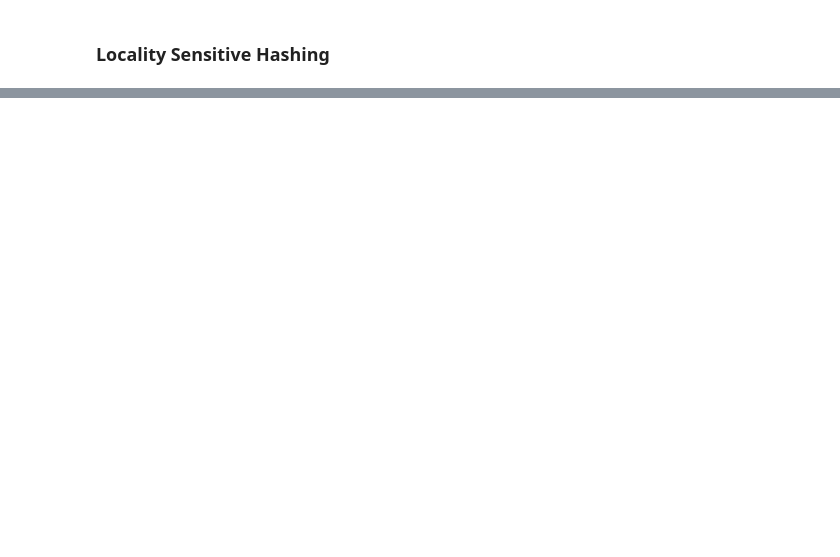
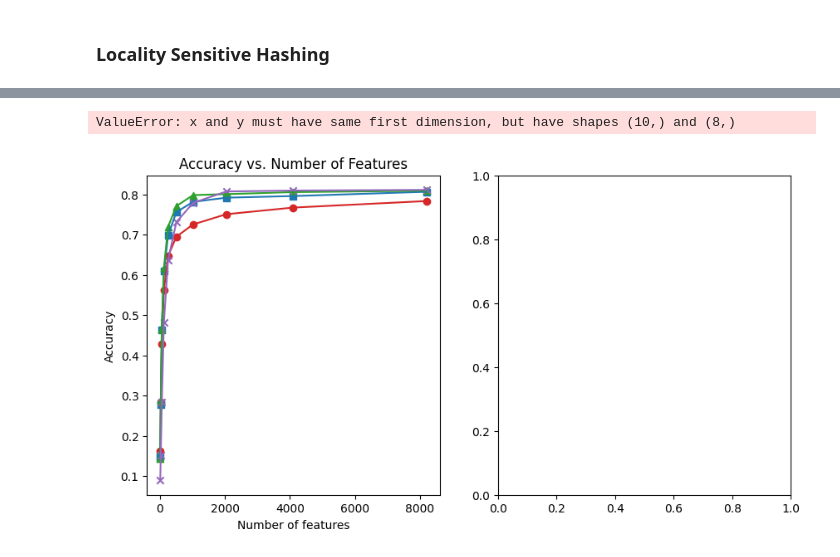
Before and after one commit to Gal-Noy/MSC-Data-Streaming-Algorithms, a Jupyter notebook: FeatureHashing/feature_hashing.ipynb, the cells around one changed output, grey strips where cells are left out. Cells and saved outputs as stored; diff of their text form; code cells hidden in the pictures; blank space fills up the shorter version.

Commit message:
with super bit

```diff
--- a/FeatureHashing/feature_hashing.ipynb
+++ b/FeatureHashing/feature_hashing.ipynb
@@ -370,0 +400,11 @@ K         FH        MFH2      MFH4      LSH
+# %%
+sb_lsh_scores = []
+sb_lsh_sparsities = []
+
+for n_features in K_VALS:
+    lsh = SuperBitLSH(n_features)
+    print(f'Evaluating {n_features} features')
+    score, sparsity = train_and_evaluate_model(X_bow, y, model=lsh)
+    print(f'Accuracy: {score:.4f}, Sparsity: {sparsity:.4f}')
+    sb_lsh_scores.append(score)
+    sb_lsh_sparsities.append(sparsity)
@@ -370,0 +432,55 @@ K         FH        MFH2      MFH4      LSH
+# %%
+markers = ['o', 's', '^', 'D', 'x', '*', 'P']
+colors = ['tab:red', 'tab:blue', 'tab:green', 'tab:orange', 'tab:purple', 'tab:pink', 'tab:brown']
+
+fig, (ax1, ax2) = plt.subplots(1, 2, figsize=(10, 5))
+
+# Plot for Accuracy
+ax1.set_title('Accuracy vs. Number of Features')
+ax1.set_xlabel('Number of features')
+ax1.set_ylabel('Accuracy')
+ax1.plot(K_VALS, fh_scores, label='FH', color=colors[0])
+ax1.scatter(K_VALS, fh_scores, color=colors[0], marker=markers[0])
+for i, n_hashes in enumerate(C_VALS):
+    ax1.plot(K_VALS, mfh_scores[i], label=f'MFH{n_hashes}', color=colors[i+1])
+    ax1.scatter(K_VALS, mfh_scores[i], color=colors[i+1], marker=markers[i+1])
+ax1.plot(K_VALS, rp_lsh_scores, label='RPLSH', color=colors[2+len(C_VALS)])
+ax1.scatter(K_VALS, rp_lsh_scores, color=colors[2+len(C_VALS)], marker=markers[2+len(C_VALS)])
+ax1.plot(K_VALS, sb_lsh_scores, label='SBLSH', color=colors[3+len(C_VALS)])
+ax1.scatter(K_VALS, sb_lsh_scores, color=colors[3+len(C_VALS)], marker=markers[3+len(C_VALS)])
+ax1.axhline(y=baseline_score, color='gray', linestyle='--', label='Baseline')
+ax1.set_xscale('log', base=2)
+ax1.legend()
+
+# Plot for Sparsity
+ax2.set_title('Sparsity vs. Number of Features')
+ax2.set_xlabel('Number of features')
+ax2.set_ylabel('Sparsity')
+ax2.plot(K_VALS, fh_sparsities, label='FH', color=colors[0])
+ax2.scatter(K_VALS, fh_sparsities, color=colors[0], marker=markers[0])
+for i, n_hashes in enumerate(C_VALS):
+    ax2.plot(K_VALS, mfh_sparsities[i], label=f'MFH{n_hashes}', color=colors[i+1])
+    ax2.scatter(K_VALS, mfh_sparsities[i], color=colors[i+1], marker=markers[i+1])
+ax2.plot(K_VALS, rp_lsh_sparsities, label='RPLSH', color=colors[2+len(C_VALS)])
+ax2.scatter(K_VALS, rp_lsh_sparsities, color=colors[2+len(C_VALS)], marker=markers[2+len(C_VALS)])
+ax2.plot(K_VALS, sb_lsh_sparsities, label='SBLSH', color=colors[3+len(C_VALS)])
+ax2.scatter(K_VALS, sb_lsh_sparsities, color=colors[3+len(C_VALS)], marker=markers[3+len(C_VALS)])
+ax2.axhline(y=baseline_sparsity, color='gray', linestyle='--', label='Baseline')
+ax2.set_xscale('log', base=2)
+ax2.legend()
+
+print("Accuracy:")
+print(f"{'K':<10}{'FH':<10}{'MFH2':<10}{'MFH4':<10}{'RPLSH':<10}{'SBLSH':<10}")
+for i, k in enumerate(K_VALS):
+    print(f"{k:<10}{fh_scores[i]:<10.4f}{mfh_scores[0][i]:<10.4f}{mfh_scores[1][i]:<10.4f}{rp_lsh_scores[i]:<10.4f}{sb_lsh_scores[i]:<10.4f}")
+
+print("Sparsity:")
+print(f"{'K':<10}{'FH':<10}{'MFH2':<10}{'MFH4':<10}{'RPLSH':<10}{'SBLSH':<10}")
+for i, k in enumerate(K_VALS):
+    print(f"{k:<10}{fh_sparsities[i]:<10.4f}{mfh_sparsities[0][i]:<10.4f}{mfh_sparsities[1][i]:<10.4f}{rp_lsh_sparsities[i]:<10.4f}{sb_lsh_sparsities[i]:<10.4f}")
+
+plt.tight_layout()
+plt.show()
+# %% [output]
+ValueError: x and y must have same first dimension, but have shapes (10,) and (8,)
+[figure, added]
```
Also changed, not shown: parts of 10 cells of this notebook, 1 other file.
